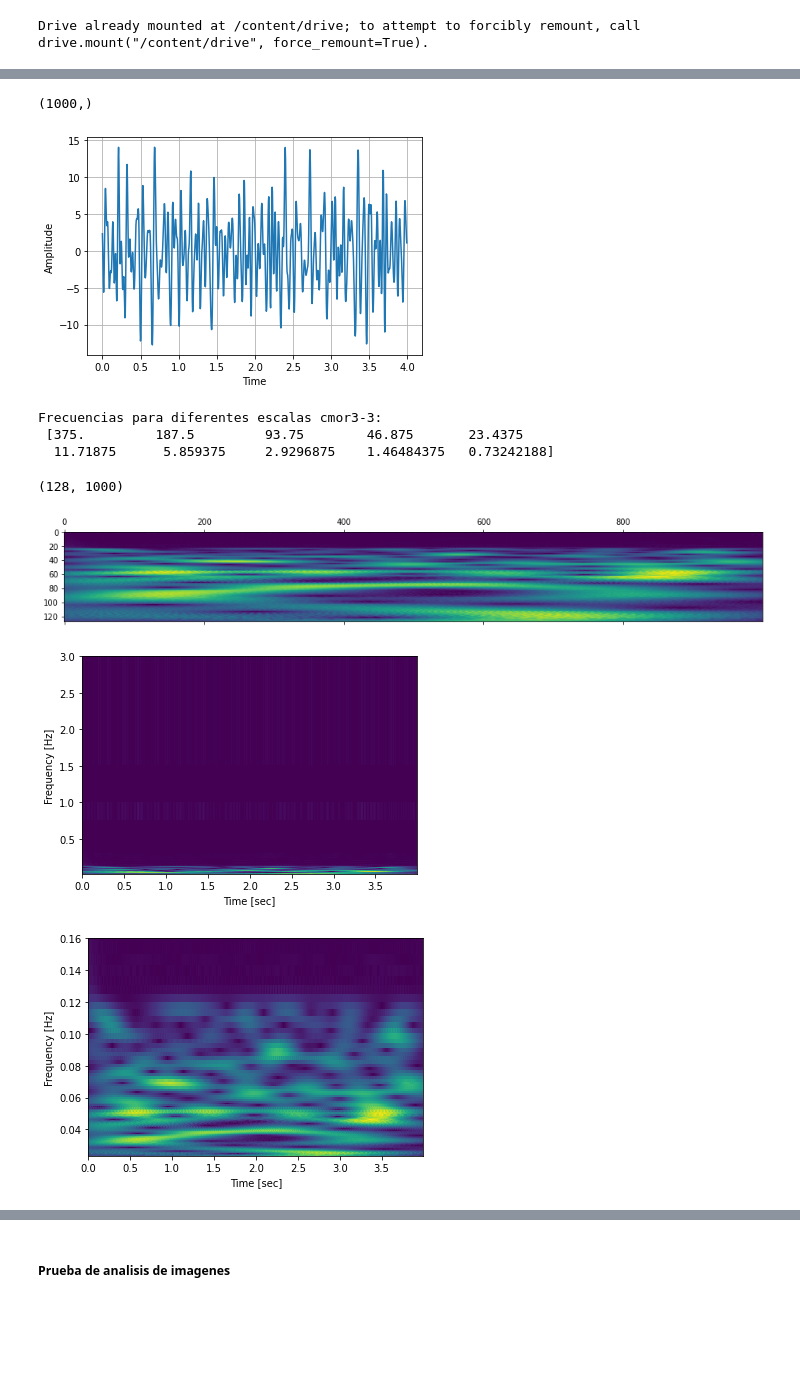
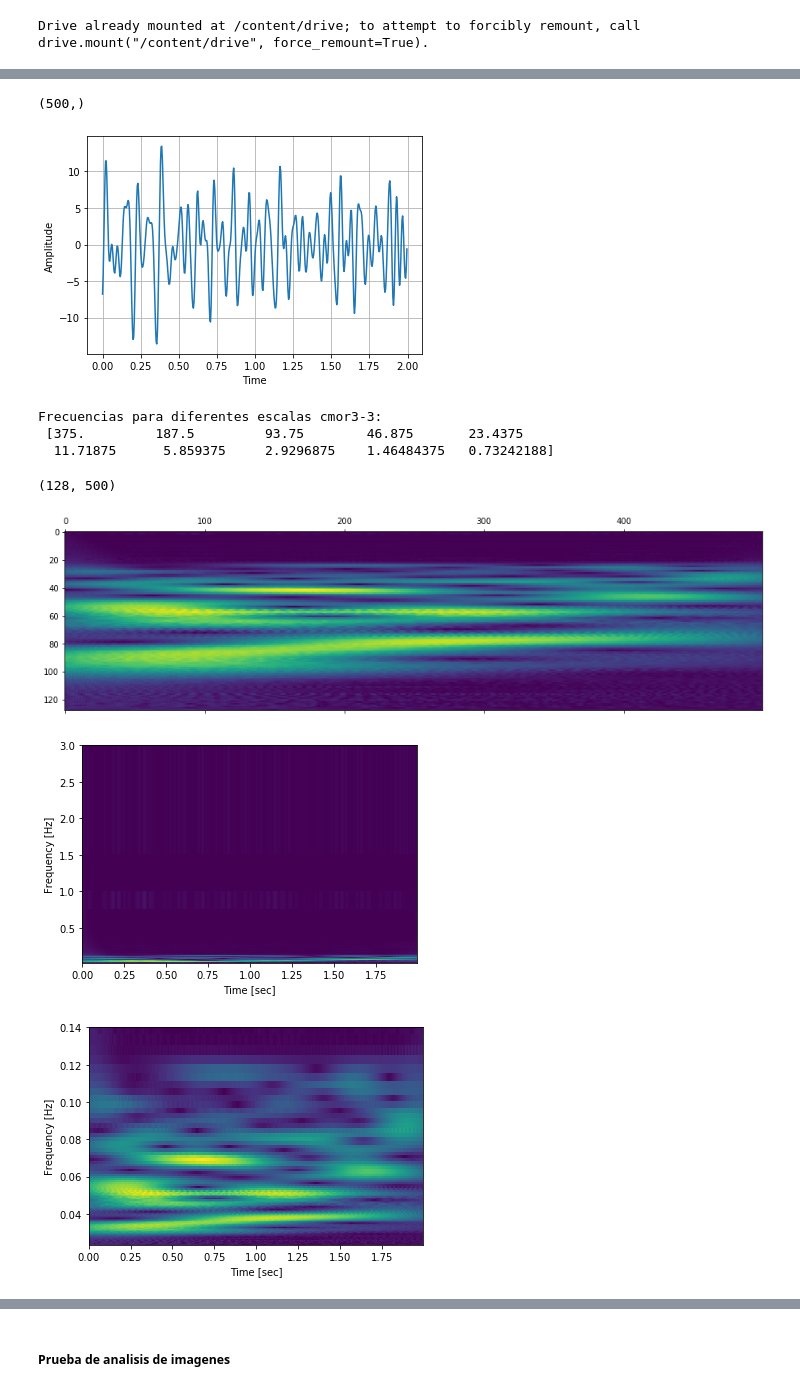
Before and after one commit to EdgarMoyete/Espectros, a Jupyter notebook: EscalogramaImgCWT.ipynb, the cells around one changed output, grey strips where cells are left out. Cells and saved outputs as stored; diff of their text form; code cells hidden in the pictures; blank space fills up the shorter version.

```diff
--- a/EscalogramaImgCWT.ipynb
+++ b/EscalogramaImgCWT.ipynb
@@ -15,5 +15,7 @@ import matplotlib.pyplot as plt
 import pywt
 import cv2
 # %%
-#canal = pd.read_csv("MI-EEG-A01T.csv", header=None).iloc[:, 7000:8000] #canal C3
-canal = pd.read_csv("/content/drive/My Drive/Documentos/Moyete/Estudiando/Programacion/PythonML/Espectros/MI-EEG-A01T_2.csv", header=None).iloc[:, 11000:12000] #canal C4 (usar este)
+# canal C3
+# canal = pd.read_csv("MI-EEG-A01T.csv", header=None).iloc[:, 7000:8000]
+# canal C4 (usar este)
+canal = pd.read_csv("Ventaneo-A01T.csv", header=None).iloc[43:64, 5500:6000]
@@ -20,10 +26,10 @@ canal = pd.read_csv("/content/drive/My Drive/Documentos/Moyete/Estudiando/Progra
 # %%
 # Señal EEG del sujeto 1
-# 4 segundos con fs=250Hz
+# 2 segundos con fs=250Hz
 
 fs = 250
-time = np.arange(0, 4, 1/fs)
-sig = canal.iloc[2] #la muestra 2 es mano derecha
+time = np.arange(0, 2, 1/fs)
+sig = canal.iloc[2] #la muestra 3 es mano derecha
 print(sig.shape)
 
 plt.plot(time, sig)
@@ -32,8 +38,8 @@ plt.xlabel('Time')
 plt.ylabel('Amplitude')
 plt.show()
 # %% [output]
-(1000,)
+(500,)
-[figure, old version]
+[figure, new version]
 # %%
 frecuencias = pywt.scale2frequency('cmor3-3', [2,4,8,16,32,64,128,256,512,1024]) / (1/fs)
 print("Frecuencias para diferentes escalas cmor3-3: \n", frecuencias)
@@ -50,23 +56,23 @@ print(x.shape)
 plt.matshow(x)
 plt.show()
 # %% [output]
-(128, 1000)
+(128, 500)
-[figure, old version]
+[figure, new version]
 # %%
 plt.pcolormesh(time, freqs, x)
 plt.xlabel('Time [sec]')
 plt.ylabel('Frequency [Hz]')
 plt.show()
 # %% [output]
-[figure, old version]
+[figure, new version]
 # %%
 plt.pcolormesh(time, freqs, x)
-plt.axis([0, time[-1:], freqs[-1:], 0.16])
+plt.axis([0, time[-1:], freqs[-1:], 0.14])
 plt.xlabel('Time [sec]')
 plt.ylabel('Frequency [Hz]')
 plt.show()
 # %% [output]
-[figure, old version]
+[figure, new version]
 # %%
 dim = (125, 16) #ancho, alto
 
```
Also changed, not shown: parts of 6 cells of this notebook, 1 other file.
